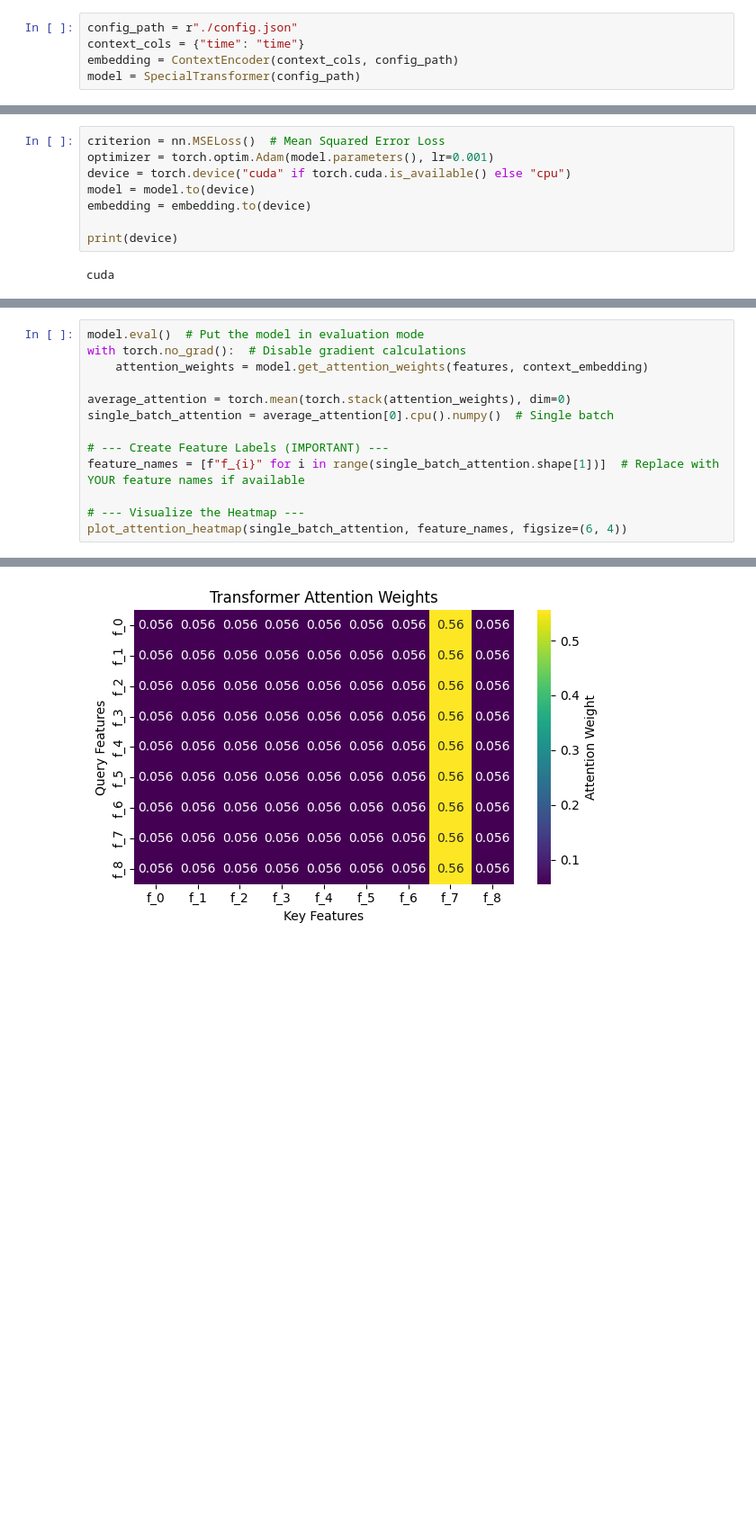
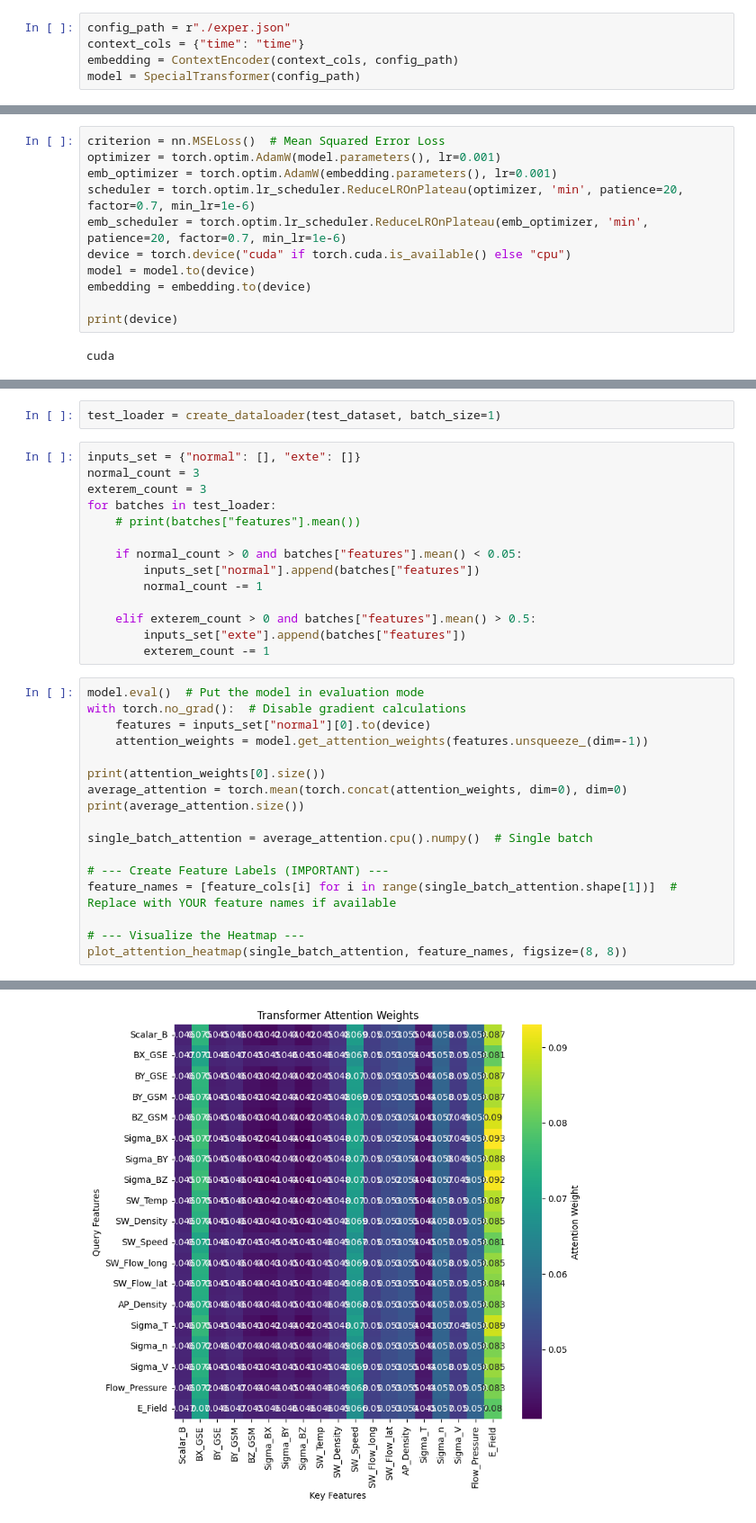
Before and after one commit to FalightSK/SpaceScienceXAI, a Jupyter notebook: experiment.ipynb, the cells around one changed output, grey strips where cells are left out. Shown: that part at 90% size. Saved outputs shown, nothing was run; the diff lists cells and outputs as text; blank space fills up the shorter version.

```diff
--- a/experiment.ipynb
+++ b/experiment.ipynb
@@ -44,7 +86,7 @@ test_loader = create_dataloader(test_dataset)
 # %% [markdown]
 ### Define Important Module
 # %%
-config_path = r"./config.json"
+config_path = r"./exper.json"
 context_cols = {"time": "time"}
 embedding = ContextEncoder(context_cols, config_path)
 model = SpecialTransformer(config_path)
@@ -76,7 +118,10 @@ torch.Size([32, 1])
 ### Create the training loop
 # %%
 criterion = nn.MSELoss()  # Mean Squared Error Loss
-optimizer = torch.optim.Adam(model.parameters(), lr=0.001)
+optimizer = torch.optim.AdamW(model.parameters(), lr=0.001)
+emb_optimizer = torch.optim.AdamW(embedding.parameters(), lr=0.001)
+scheduler = torch.optim.lr_scheduler.ReduceLROnPlateau(optimizer, 'min', patience=20, factor=0.7, min_lr=1e-6)
+emb_scheduler = torch.optim.lr_scheduler.ReduceLROnPlateau(emb_optimizer, 'min', patience=20, factor=0.7, min_lr=1e-6)
 device = torch.device("cuda" if torch.cuda.is_available() else "cpu")
 model = model.to(device)
 embedding = embedding.to(device)
@@ -169,14 +218,34 @@ Train || epoch 11 train loss: 0.9857596338024691
+# %%
+test_loader = create_dataloader(test_dataset, batch_size=1)
+# %%
+inputs_set = {"normal": [], "exte": []}
+normal_count = 3
+exterem_count = 3
+for batches in test_loader:
+    # print(batches["features"].mean())
+
+    if normal_count > 0 and batches["features"].mean() < 0.05:
+        inputs_set["normal"].append(batches["features"])
+        normal_count -= 1
+
+    elif exterem_count > 0 and batches["features"].mean() > 0.5:
+        inputs_set["exte"].append(batches["features"])
+        exterem_count -= 1
 # %%
 model.eval()  # Put the model in evaluation mode
 with torch.no_grad():  # Disable gradient calculations
-    attention_weights = model.get_attention_weights(features, context_embedding)
+    features = inputs_set["normal"][0].to(device)
+    attention_weights = model.get_attention_weights(features.unsqueeze_(dim=-1))
 
-average_attention = torch.mean(torch.stack(attention_weights), dim=0)
-single_batch_attention = average_attention[0].cpu().numpy()  # Single batch
+print(attention_weights[0].size())
+average_attention = torch.mean(torch.concat(attention_weights, dim=0), dim=0)
+print(average_attention.size())
+
+single_batch_attention = average_attention.cpu().numpy()  # Single batch
 
 # --- Create Feature Labels (IMPORTANT) ---
-feature_names = [f"f_{i}" for i in range(single_batch_attention.shape[1])]  # Replace with YOUR feature names if available
+feature_names = [feature_cols[i] for i in range(single_batch_attention.shape[1])]  # Replace with YOUR feature names if available
 
 # --- Visualize the Heatmap ---
-plot_attention_heatmap(single_batch_attention, feature_names, figsize=(6, 4))
+plot_attention_heatmap(single_batch_attention, feature_names, figsize=(8, 8))
 # %% [output]
@@ -183 +254 @@ plot_attention_heatmap(single_batch_attention, feature_names, figsize=(6, 4))
-[figure, old version]
+[figure, new version]
```
Also changed, not shown: parts of 14 cells of this notebook, 16 other files.
